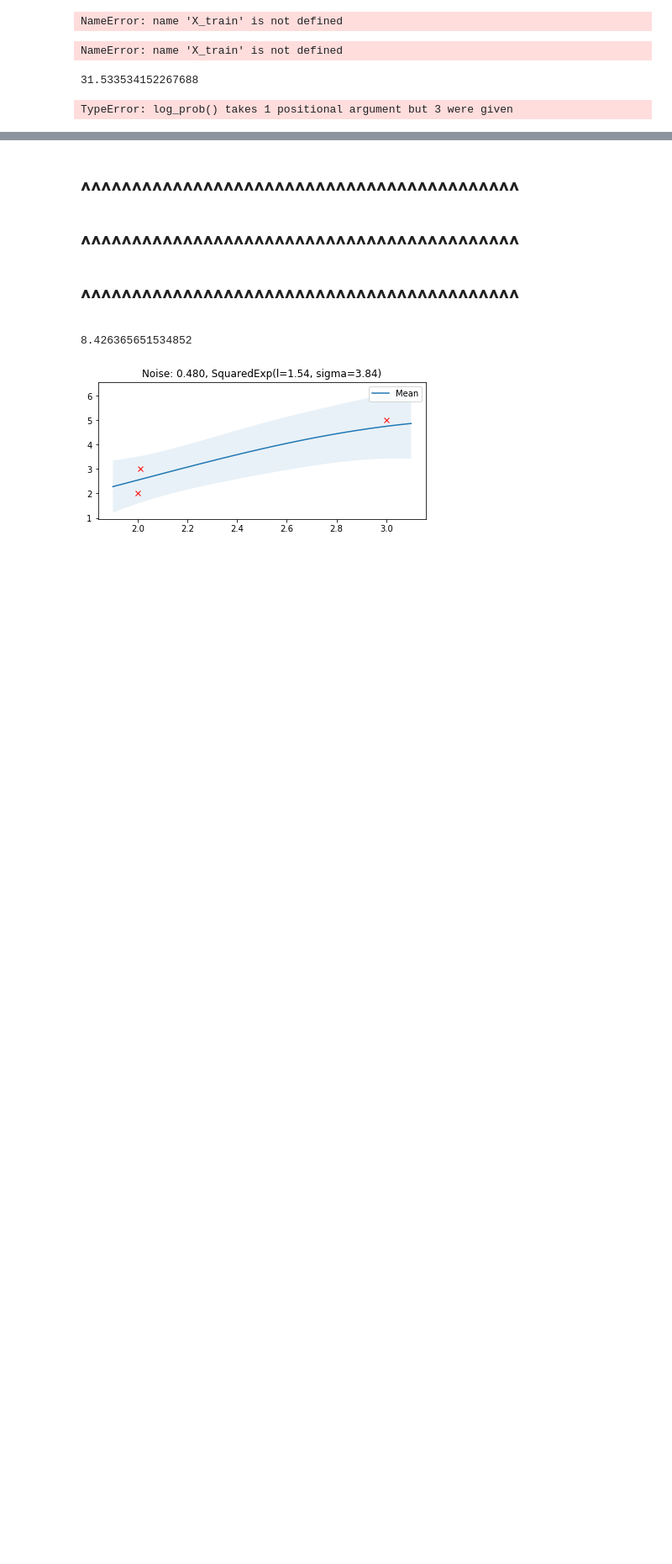
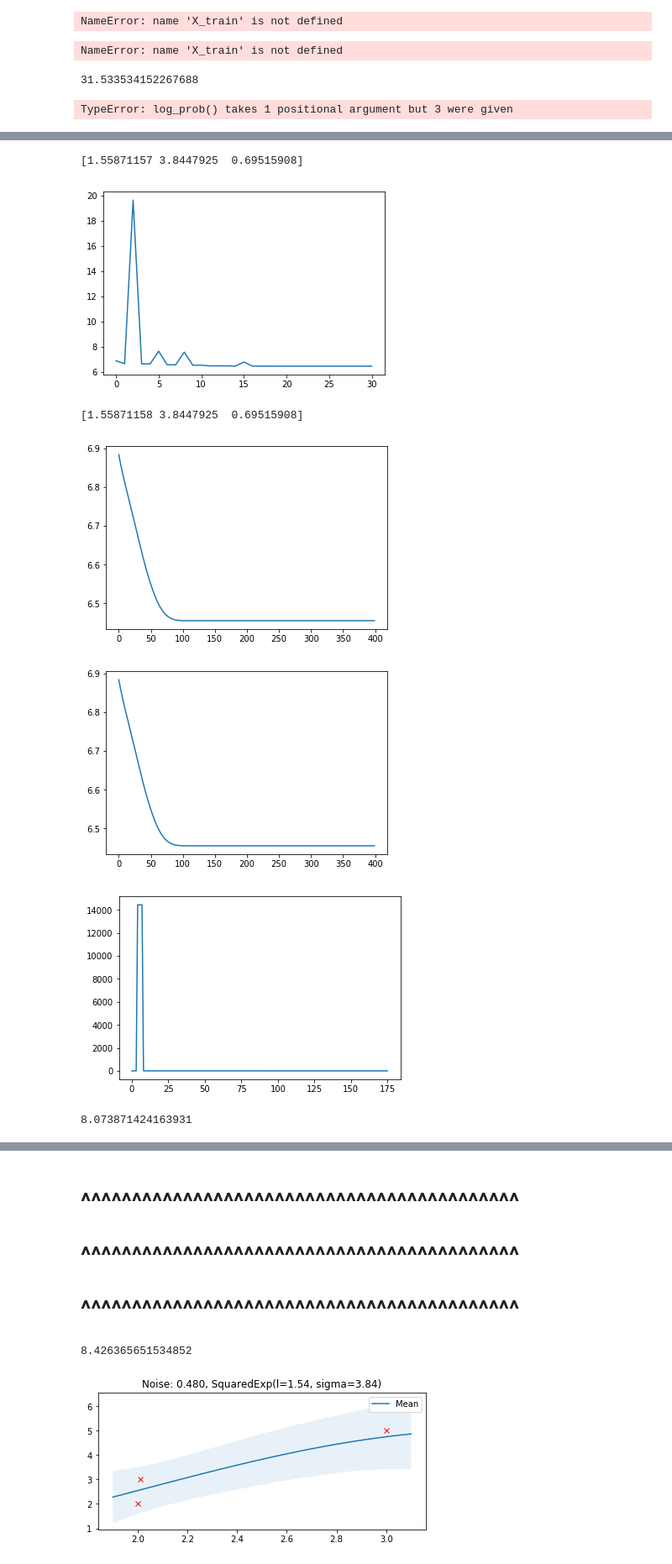
Before and after one commit to darthdeus/bopt, a Jupyter notebook: notebooks/TFP GP.ipynb, the cells around one changed output, grey strips where cells are left out. Shown at 84% size. Saved outputs shown, nothing was run; the diff lists cells and outputs as text; code cells hidden in the pictures; blank space fills up the shorter version.

```diff
--- a/notebooks/TFP GP.ipynb
+++ b/notebooks/TFP GP.ipynb
@@ -161,0 +290,11 @@ bopt.GaussianProcess().fit(X_train, y_train)\
+# %%
+bopt.GaussianProcess().fit(X_train, y_train)\
+    .optimize_kernel().posterior(X).plot_posterior(num_samples=0).log_prob()
+# %% [output]
+[1.55871157 3.8447925  0.69515908]
+[figure, added]
+[1.55871158 3.8447925  0.69515908]
+[figure, added]
+[figure, added]
+[figure, added]
+8.073871424163931
```
Also changed, not shown: parts of 4 cells of this notebook, 3 other files.
